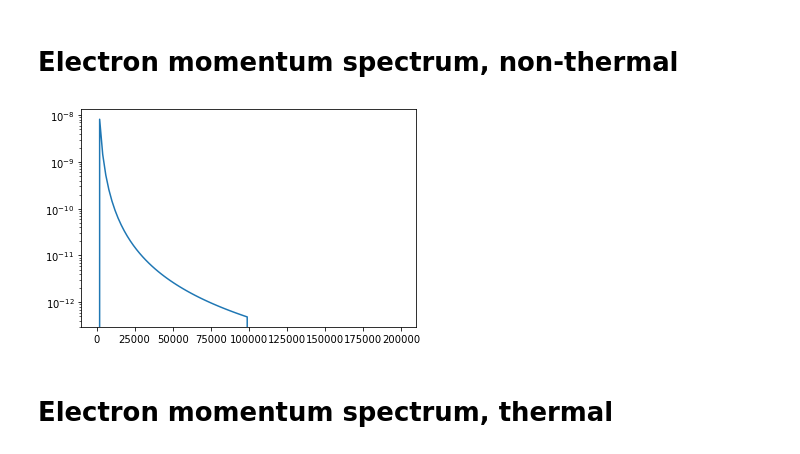
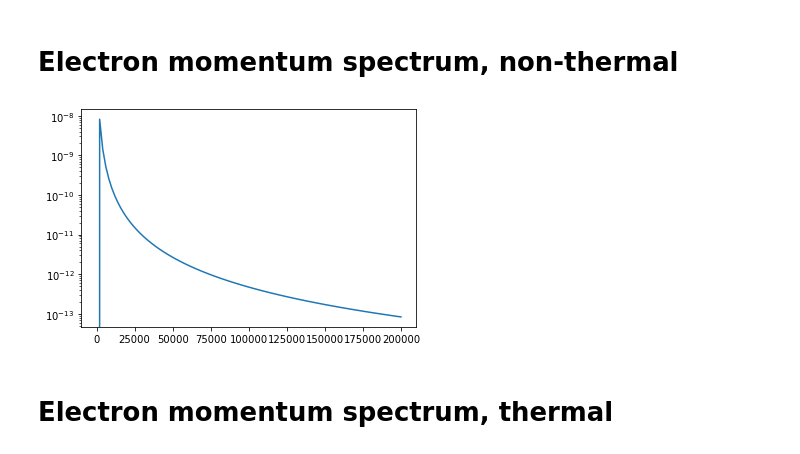
Before and after one commit to MUSTANG-SZ/WITCH, a Jupyter notebook: sup-factor.ipynb, the cells around one changed output. Cells and saved outputs as stored; diff of their text form; code cells hidden in the pictures.

```diff
--- a/sup-factor.ipynb
+++ b/sup-factor.ipynb
@@ -87,13 +122,13 @@ K_int(2,f_cr, alpha=2.5, p1=1, p2=10000)
 # Electron momentum spectrum, non-thermal
 # %%
 x = np.linspace(0,2e5, 100)
-y = f_cr(x, alpha = 2.5, p1 = 1, p2 = 1e5)
+y = f_cr(x, alpha = 2.5, p1 = 1, p2 = 1e8)
 
 plt.plot(x,y)
 plt.yscale('log')
 plt.show()
 # %% [output]
-[figure, old version]
+[figure, new version]
 # %% [markdown]
 # Electron momentum spectrum, thermal
 # %%
```
Also changed, not shown: parts of 6 cells of this notebook.
